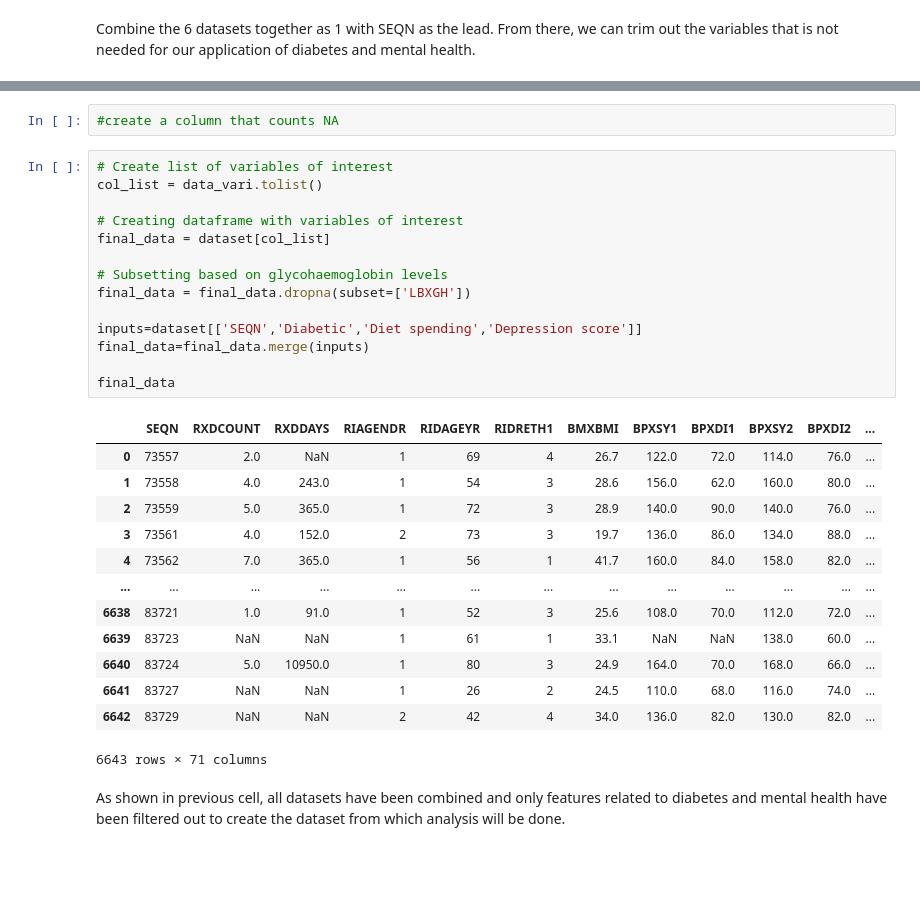
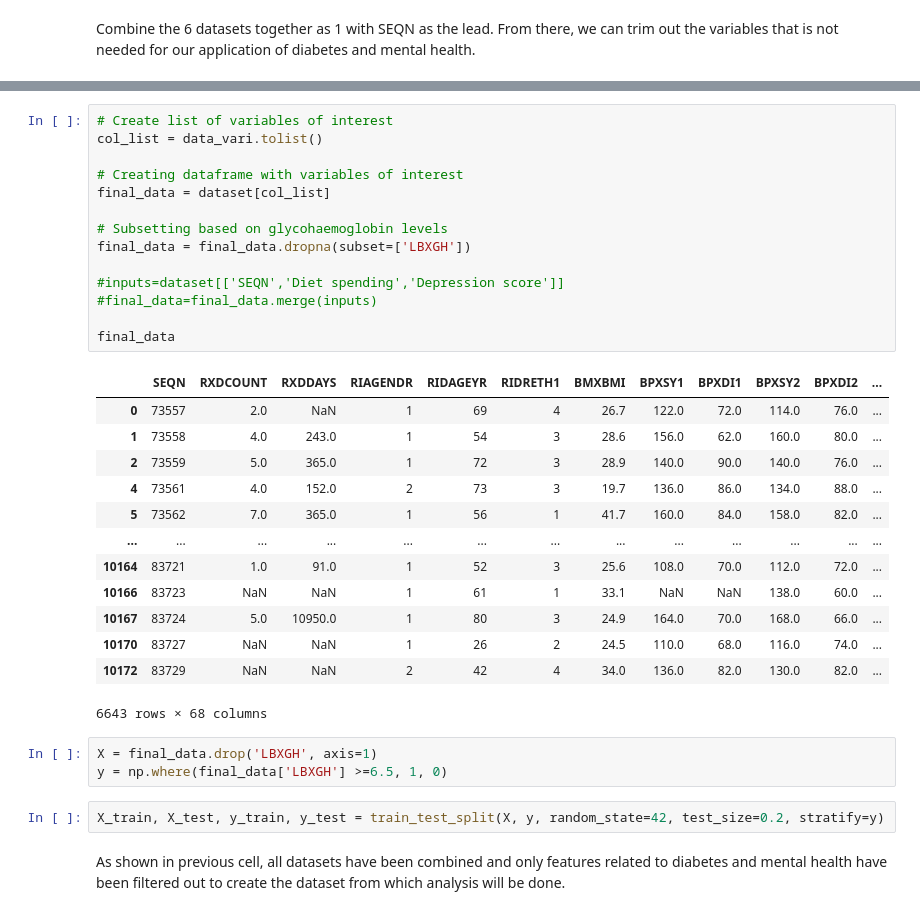
Before and after one commit to birddropping/IND5003-Group-Project, a Jupyter notebook: IND5003_Group_Project.ipynb, the cells around one changed output, grey strips where cells are left out. Cells and saved outputs as stored; diff of their text form; blank space fills up the shorter version.

```diff
--- a/IND5003_Group_Project.ipynb
+++ b/IND5003_Group_Project.ipynb
@@ -138,33 +130,36 @@ See the caveats in the documentation: https://pandas.pydata.org/pandas-docs/stab
-# %%
-#create a column that counts NA
 # %%
 # Create list of variables of interest
 col_list = data_vari.tolist()
 
 # Creating dataframe with variables of interest
 final_data = dataset[col_list]
 
 # Subsetting based on glycohaemoglobin levels
 final_data = final_data.dropna(subset=['LBXGH'])
 
-inputs=dataset[['SEQN','Diabetic','Diet spending','Depression score']]
-final_data=final_data.merge(inputs)
+#inputs=dataset[['SEQN','Diet spending','Depression score']]
+#final_data=final_data.merge(inputs)
 
 final_data
 # %% [output]
 |  | SEQN | RXDCOUNT | RXDDAYS | RIAGENDR | RIDAGEYR | RIDRETH1 | BMXBMI | BPXSY1 | BPXDI1 | BPXSY2 | BPXDI2 | ... |
 | 0 | 73557 | 2.0 | NaN | 1 | 69 | 4 | 26.7 | 122.0 | 72.0 | 114.0 | 76.0 | ... |
 | 1 | 73558 | 4.0 | 243.0 | 1 | 54 | 3 | 28.6 | 156.0 | 62.0 | 160.0 | 80.0 | ... |
 | 2 | 73559 | 5.0 | 365.0 | 1 | 72 | 3 | 28.9 | 140.0 | 90.0 | 140.0 | 76.0 | ... |
-| 3 | 73561 | 4.0 | 152.0 | 2 | 73 | 3 | 19.7 | 136.0 | 86.0 | 134.0 | 88.0 | ... |
-| 4 | 73562 | 7.0 | 365.0 | 1 | 56 | 1 | 41.7 | 160.0 | 84.0 | 158.0 | 82.0 | ... |
+| 4 | 73561 | 4.0 | 152.0 | 2 | 73 | 3 | 19.7 | 136.0 | 86.0 | 134.0 | 88.0 | ... |
+| 5 | 73562 | 7.0 | 365.0 | 1 | 56 | 1 | 41.7 | 160.0 | 84.0 | 158.0 | 82.0 | ... |
 | ... | ... | ... | ... | ... | ... | ... | ... | ... | ... | ... | ... | ... |
-| 6638 | 83721 | 1.0 | 91.0 | 1 | 52 | 3 | 25.6 | 108.0 | 70.0 | 112.0 | 72.0 | ... |
-| 6639 | 83723 | NaN | NaN | 1 | 61 | 1 | 33.1 | NaN | NaN | 138.0 | 60.0 | ... |
-| 6640 | 83724 | 5.0 | 10950.0 | 1 | 80 | 3 | 24.9 | 164.0 | 70.0 | 168.0 | 66.0 | ... |
-| 6641 | 83727 | NaN | NaN | 1 | 26 | 2 | 24.5 | 110.0 | 68.0 | 116.0 | 74.0 | ... |
-| 6642 | 83729 | NaN | NaN | 2 | 42 | 4 | 34.0 | 136.0 | 82.0 | 130.0 | 82.0 | ... |
+| 10164 | 83721 | 1.0 | 91.0 | 1 | 52 | 3 | 25.6 | 108.0 | 70.0 | 112.0 | 72.0 | ... |
+| 10166 | 83723 | NaN | NaN | 1 | 61 | 1 | 33.1 | NaN | NaN | 138.0 | 60.0 | ... |
+| 10167 | 83724 | 5.0 | 10950.0 | 1 | 80 | 3 | 24.9 | 164.0 | 70.0 | 168.0 | 66.0 | ... |
+| 10170 | 83727 | NaN | NaN | 1 | 26 | 2 | 24.5 | 110.0 | 68.0 | 116.0 | 74.0 | ... |
+| 10172 | 83729 | NaN | NaN | 2 | 42 | 4 | 34.0 | 136.0 | 82.0 | 130.0 | 82.0 | ... |
-6643 rows × 71 columns
+6643 rows × 68 columns
+# %%
+X = final_data.drop('LBXGH', axis=1)
+y = np.where(final_data['LBXGH'] >=6.5, 1, 0)
+# %%
+X_train, X_test, y_train, y_test = train_test_split(X, y, random_state=42, test_size=0.2, stratify=y)
 # %% [markdown]
 As shown in previous cell, all datasets have been combined and only features related to diabetes and mental health have been filtered out to create the dataset from which analysis will be done.
 # %%
```
Also changed, not shown: parts of 26 cells of this notebook.
